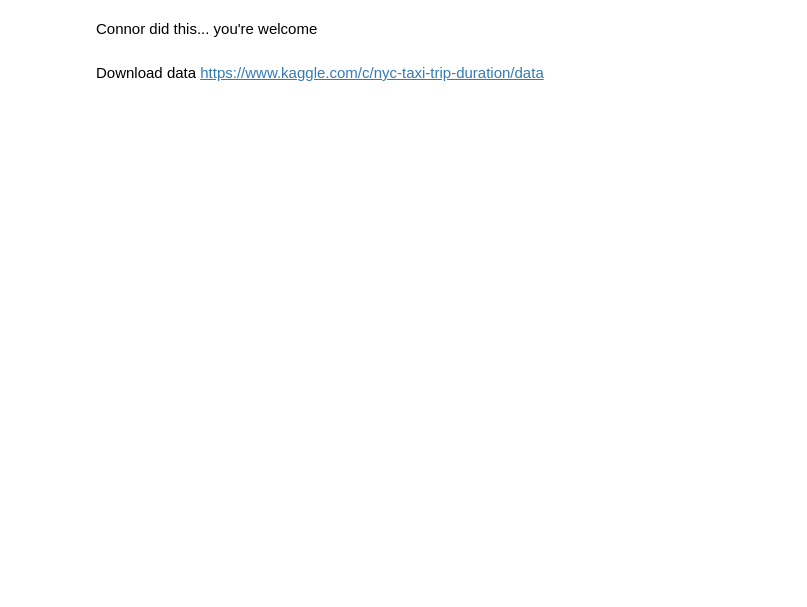
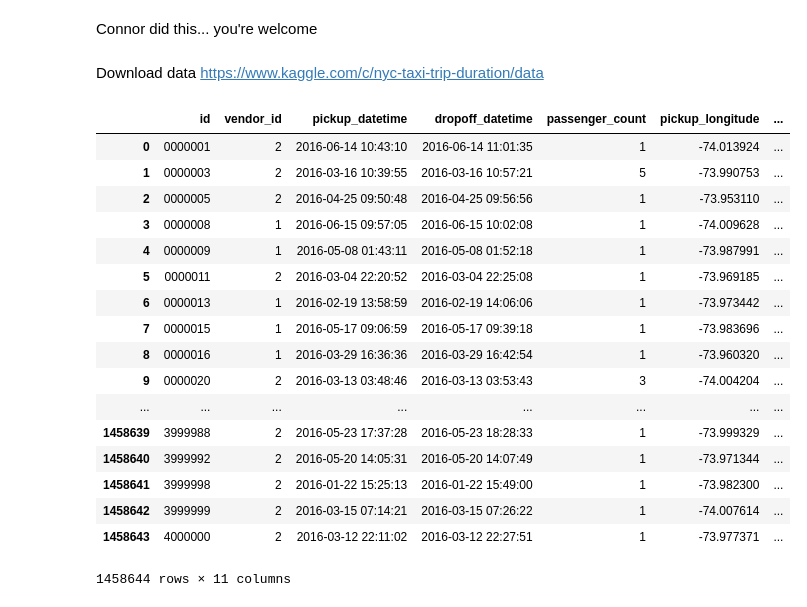
Before and after one commit to Xethagona/Taxi-Coursework, a Jupyter notebook: NYTD.ipynb, the cells around one changed output. Cells and saved outputs as stored; diff of their text form; code cells hidden in the pictures; blank space fills up the shorter version.

```diff
--- a/NYTD.ipynb
+++ b/NYTD.ipynb
@@ -12,3 +12,27 @@ train = pd.read_csv("train.csv", header=0)
 test = pd.read_csv("test.csv", header=0)
 #print(train.columns)
 #print(test.columns)
+# %%
+train = train.dropna()
+### remove the text 'id' in the id column
+train['id'].replace(regex=True,inplace=True,to_replace=r'\D',value=r'')
+train.sort_values(by='id').reset_index(drop=True)
+# %% [output]
+|  | id | vendor_id | pickup_datetime | dropoff_datetime | passenger_count | pickup_longitude | ... |
+| 0 | 0000001 | 2 | 2016-06-14 10:43:10 | 2016-06-14 11:01:35 | 1 | -74.013924 | ... |
+| 1 | 0000003 | 2 | 2016-03-16 10:39:55 | 2016-03-16 10:57:21 | 5 | -73.990753 | ... |
+| 2 | 0000005 | 2 | 2016-04-25 09:50:48 | 2016-04-25 09:56:56 | 1 | -73.953110 | ... |
+| 3 | 0000008 | 1 | 2016-06-15 09:57:05 | 2016-06-15 10:02:08 | 1 | -74.009628 | ... |
+| 4 | 0000009 | 1 | 2016-05-08 01:43:11 | 2016-05-08 01:52:18 | 1 | -73.987991 | ... |
+| 5 | 0000011 | 2 | 2016-03-04 22:20:52 | 2016-03-04 22:25:08 | 1 | -73.969185 | ... |
+| 6 | 0000013 | 1 | 2016-02-19 13:58:59 | 2016-02-19 14:06:06 | 1 | -73.973442 | ... |
+| 7 | 0000015 | 1 | 2016-05-17 09:06:59 | 2016-05-17 09:39:18 | 1 | -73.983696 | ... |
+| 8 | 0000016 | 1 | 2016-03-29 16:36:36 | 2016-03-29 16:42:54 | 1 | -73.960320 | ... |
+| 9 | 0000020 | 2 | 2016-03-13 03:48:46 | 2016-03-13 03:53:43 | 3 | -74.004204 | ... |
+| ... | ... | ... | ... | ... | ... | ... | ... |
+| 1458639 | 3999988 | 2 | 2016-05-23 17:37:28 | 2016-05-23 18:28:33 | 1 | -73.999329 | ... |
+| 1458640 | 3999992 | 2 | 2016-05-20 14:05:31 | 2016-05-20 14:07:49 | 1 | -73.971344 | ... |
+| 1458641 | 3999998 | 2 | 2016-01-22 15:25:13 | 2016-01-22 15:49:00 | 1 | -73.982300 | ... |
+| 1458642 | 3999999 | 2 | 2016-03-15 07:14:21 | 2016-03-15 07:26:22 | 1 | -74.007614 | ... |
+| 1458643 | 4000000 | 2 | 2016-03-12 22:11:02 | 2016-03-12 22:27:51 | 1 | -73.977371 | ... |
+1458644 rows × 11 columns
```
Also changed, not shown: parts of 9 cells of this notebook.
